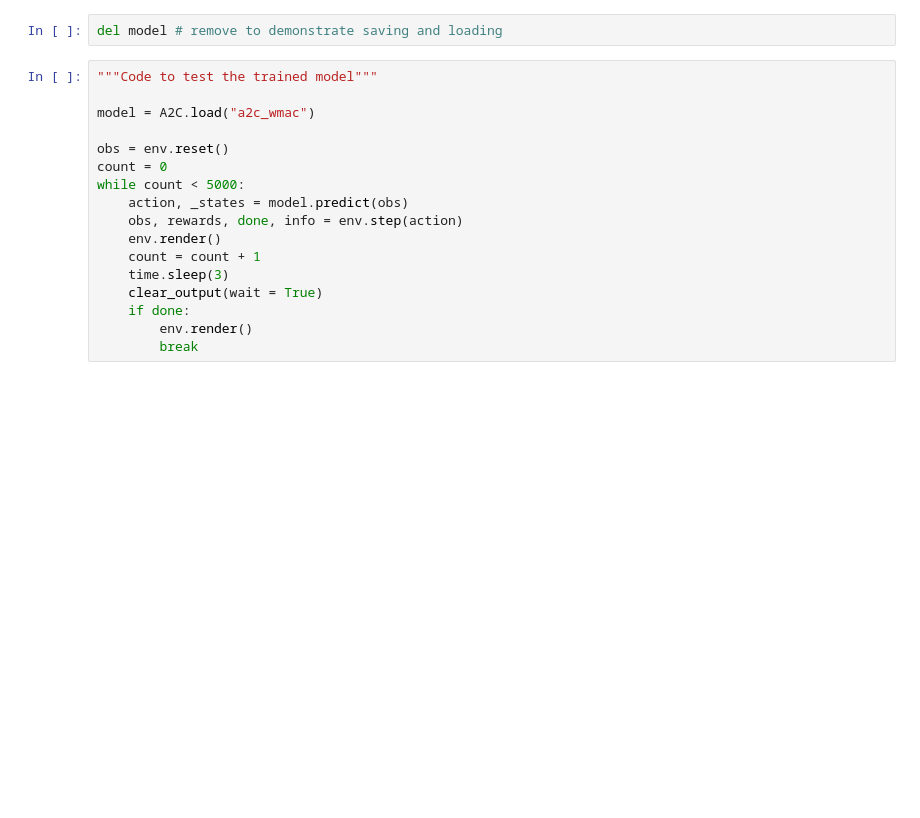
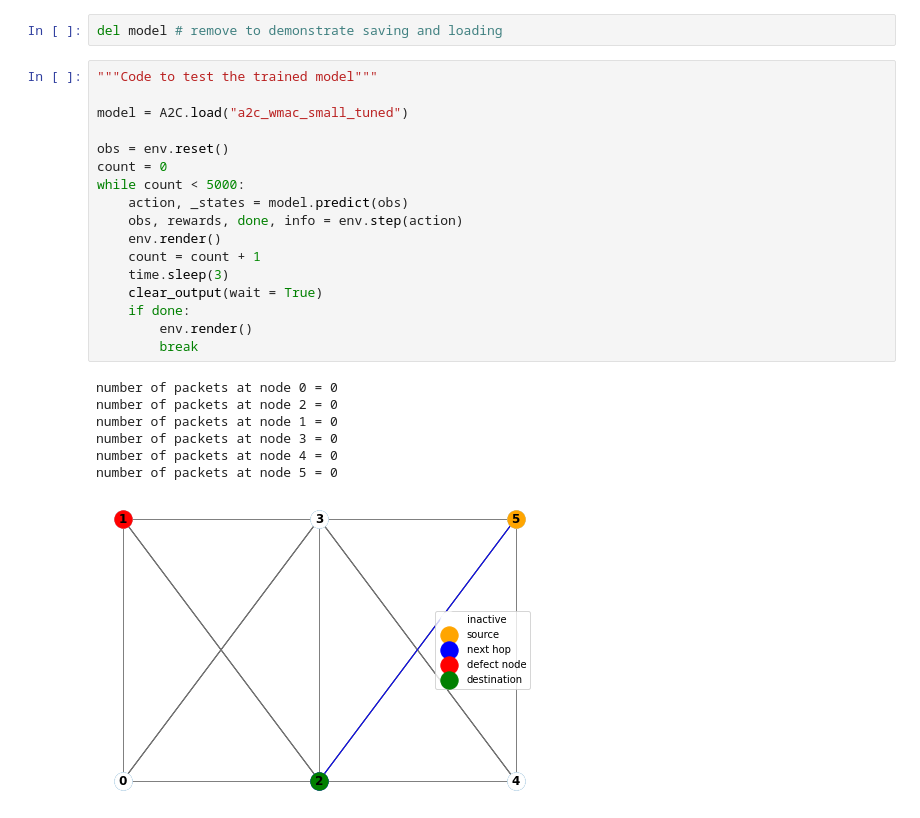
Before and after one commit to mlchethanupb/myworks, a Jupyter notebook: wireless/code/phase_one/SDN_IOT/w-mac/agents/agent_train.ipynb, the cells around one changed output. Drawn from its saved outputs; the diff is of its cells as text; blank space fills up the shorter version.

```diff
--- a/wireless/code/phase_one/SDN_IOT/w-mac/agents/agent_train.ipynb
+++ b/wireless/code/phase_one/SDN_IOT/w-mac/agents/agent_train.ipynb
@@ -81,17 +108,25 @@ del model # remove to demonstrate saving and loading
 # %%
 """Code to test the trained model"""
 
-model = A2C.load("a2c_wmac")
+model = A2C.load("a2c_wmac_small_tuned")
 
 obs = env.reset()
 count = 0
 while count < 5000:
     action, _states = model.predict(obs)
     obs, rewards, done, info = env.step(action)
     env.render()
     count = count + 1
     time.sleep(3)
     clear_output(wait = True)
     if done:
         env.render()
         break
+# %% [output]
+number of packets at node 0 = 0
+number of packets at node 2 = 0
+number of packets at node 1 = 0
+number of packets at node 3 = 0
+number of packets at node 4 = 0
+number of packets at node 5 = 0
+[figure, added]
```
Also changed, not shown: parts of 4 cells of this notebook, 8 other files.
